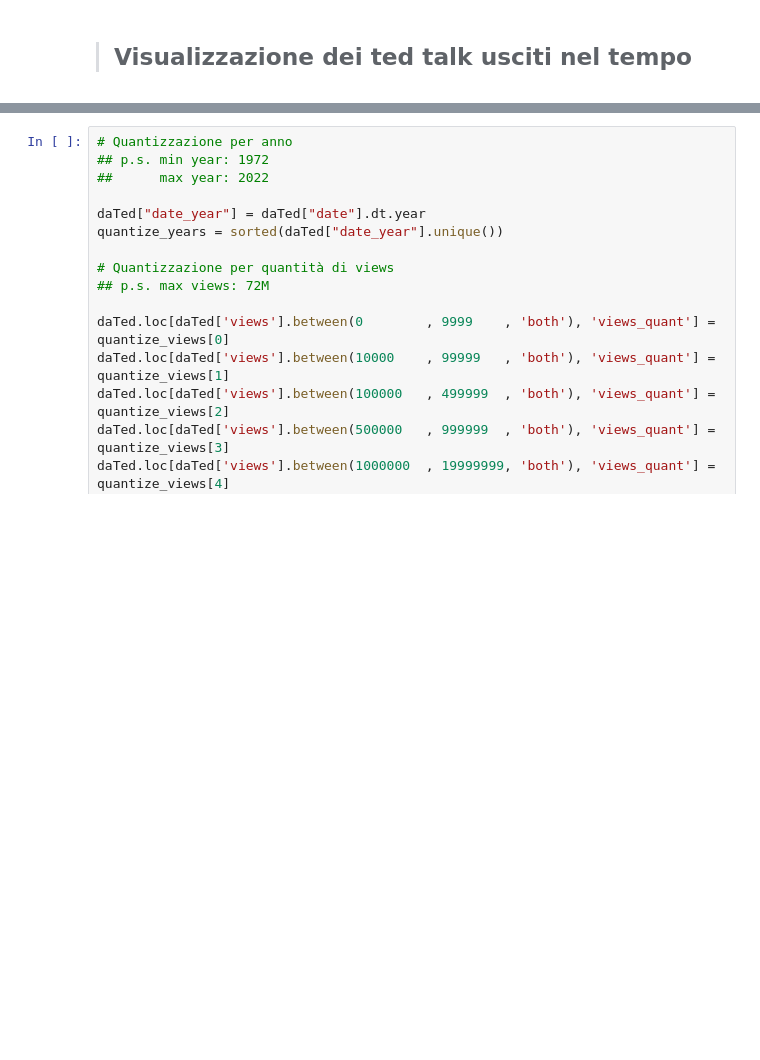
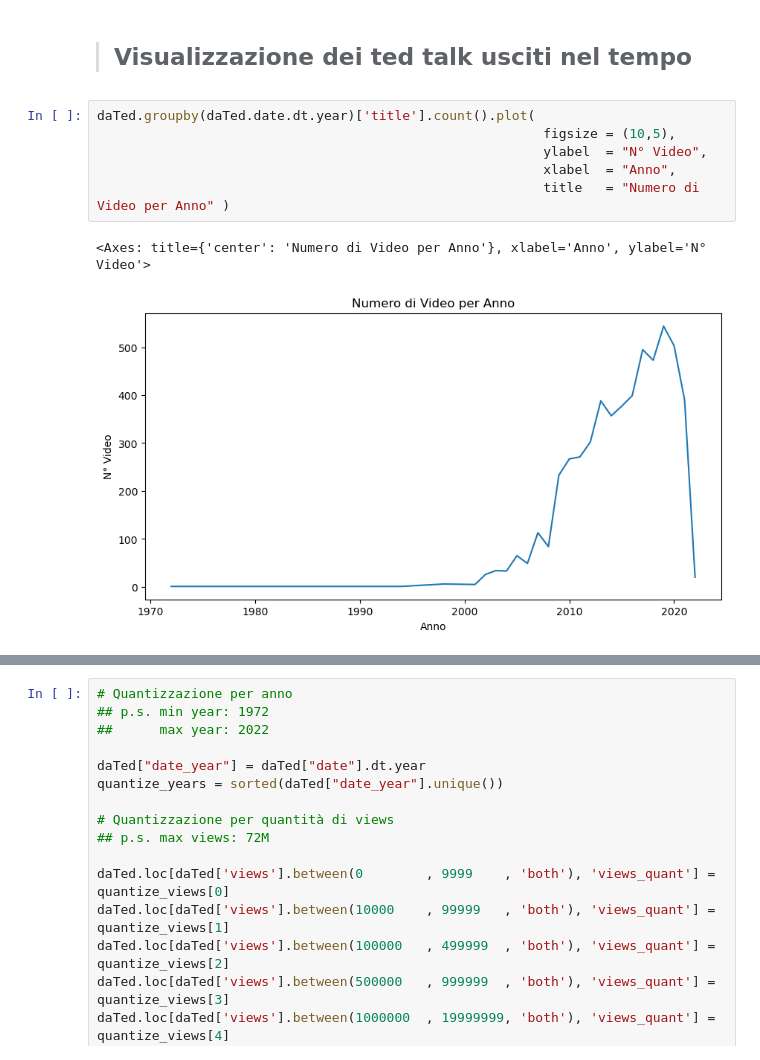
Before and after one commit to InKeaton/DataTed, a Jupyter notebook: data_ted_neo.ipynb, the cells around one changed output, grey strips where cells are left out. Drawn from its saved outputs; the diff is of its cells as text; blank space fills up the shorter version.

```diff
--- a/data_ted_neo.ipynb
+++ b/data_ted_neo.ipynb
@@ -362,6 +362,15 @@ corr_matrix_fun(daTag, ["id_tag", "views", "likes"], "Matrix corr tra tag views
 >Da questa matrice si può notare come la correlazione tra le varie variabili (id_tag, views e likes) non è molto forte.
 # %% [markdown]
 > ## Visualizzazione dei ted talk usciti nel tempo
+# %%
+daTed.groupby(daTed.date.dt.year)['title'].count().plot(
+                                                         figsize = (10,5),
+                                                         ylabel  = "N° Video",
+                                                         xlabel  = "Anno",
+                                                         title   = "Numero di Video per Anno" )
+# %% [output]
+<Axes: title={'center': 'Numero di Video per Anno'}, xlabel='Anno', ylabel='N° Video'>
+[figure, added]
 # %%
 daTed.groupby(daTed.date.dt.year)['title'].count().plot( kind    = 'bar',
                                                          figsize = (10,5),
```
Also changed, not shown: parts of 11 cells of this notebook.
